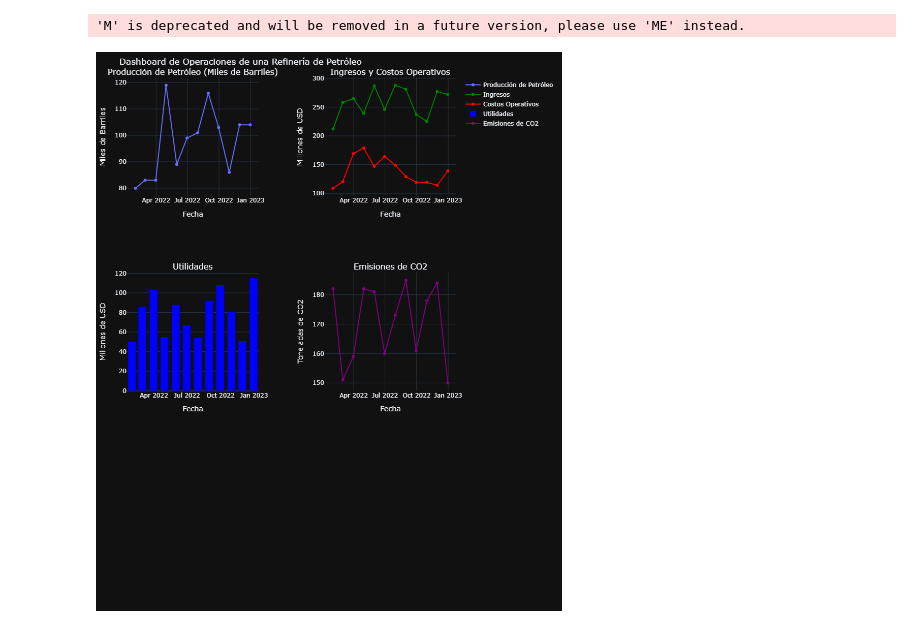
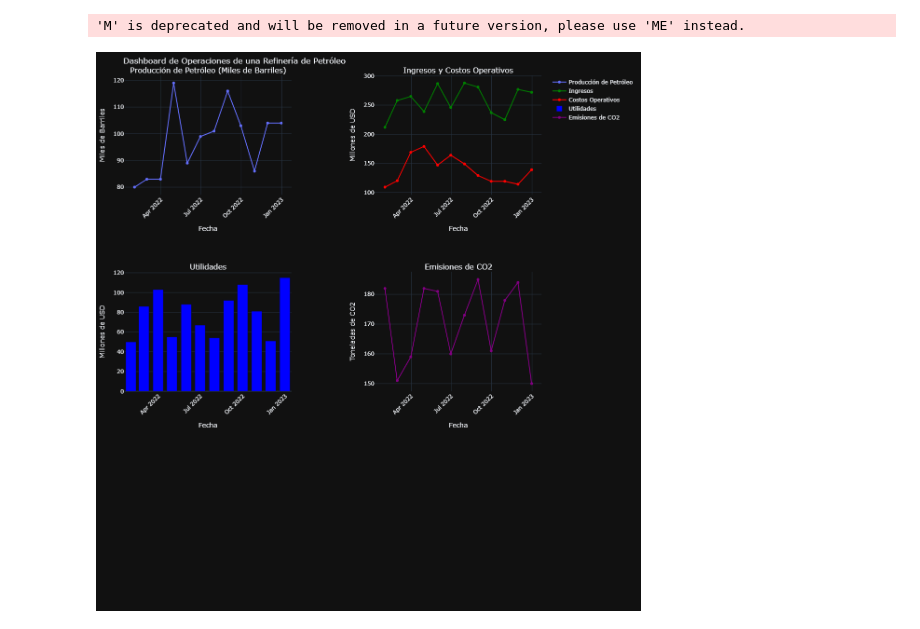
Before and after one commit to leanmasterpymes/Dashboard, a Jupyter notebook: Dashboard.ipynb, the cells around one changed output. Cells and saved outputs as stored; diff of their text form; code cells hidden in the pictures.

```diff
--- a/Dashboard.ipynb
+++ b/Dashboard.ipynb
@@ -1,13 +1,8 @@
 # %%
 import pandas as pd
 import numpy as np
-import cufflinks as cf
 import plotly.subplots as sp
 from plotly import graph_objs as go
-
-# Configuración de Cufflinks para modo offline y de tema
-cf.go_offline()
-cf.set_config_file(theme='pearl', offline=True)
 
 # Generar datos ficticios
 np.random.seed(0)
@@ -32,7 +27,7 @@ fig = sp.make_subplots(
         "Emisiones de CO2"
     ),
     vertical_spacing=0.15,  # Espaciado vertical entre subplots
-    horizontal_spacing=0.20,  # Espaciado horizontal entre subplots
+    horizontal_spacing=0.20  # Espaciado horizontal entre subplots
 )
 
 # Gráfico 1: Producción de petróleo
@@ -42,38 +37,42 @@ fig.add_trace(go.Scatter(x=data.index, y=data["Produccion_petroleo"], mode='line
 # Gráfico 2: Ingresos y Costos Operativos
 fig.add_trace(go.Scatter(x=data.index, y=data["Ingresos"], mode='lines+markers', name="Ingresos", line=dict(color='green')),
               row=1, col=2)
 fig.add_trace(go.Scatter(x=data.index, y=data["Costos_Operacion"], mode='lines+markers', name="Costos Operativos", line=dict(color='red')),
               row=1, col=2)
 
 # Gráfico 3: Utilidades
 fig.add_trace(go.Bar(x=data.index, y=data["Utilidades"], name="Utilidades", marker=dict(color='blue')),
               row=2, col=1)
 
 # Gráfico 4: Emisiones de CO2
 fig.add_trace(go.Scatter(x=data.index, y=data["Emisiones_CO2"], mode='lines+markers', name="Emisiones de CO2", line=dict(color='purple')),
               row=2, col=2)
 
 # Ajustar layout del dashboard
 fig.update_layout(
     title="Dashboard de Operaciones de una Refinería de Petróleo",
-    height=900,  # Aumenta el tamaño para más espacio
-    width=1400,  # Aumenta el ancho para más espacio
+    height=1200,  # Altura total aumentada
+    width=1600,   # Ancho total aumentado
     showlegend=True,
     template="plotly_dark",
-    margin=dict(l=50, r=50, t=50, b=50)  # Márgenes
+    margin=dict(l=50, r=50, t=50, b=50)  # Márgenes ajustados
 )
 
-fig.update_xaxes(title_text="Fecha", row=1, col=1)
+# Ajustar ejes y etiquetas
+fig.update_xaxes(title_text="Fecha", tickangle=-45, row=1, col=1)  # Rotar etiquetas del eje X
 fig.update_yaxes(title_text="Miles de Barriles", row=1, col=1)
-fig.update_xaxes(title_text="Fecha", row=1, col=2)
+
+fig.update_xaxes(title_text="Fecha", tickangle=-45, row=1, col=2)  # Rotar etiquetas del eje X
 fig.update_yaxes(title_text="Millones de USD", row=1, col=2)
-fig.update_xaxes(title_text="Fecha", row=2, col=1)
+
+fig.update_xaxes(title_text="Fecha", tickangle=-45, row=2, col=1)  # Rotar etiquetas del eje X
 fig.update_yaxes(title_text="Millones de USD", row=2, col=1)
-fig.update_xaxes(title_text="Fecha", row=2, col=2)
+
+fig.update_xaxes(title_text="Fecha", tickangle=-45, row=2, col=2)  # Rotar etiquetas del eje X
 fig.update_yaxes(title_text="Toneladas de CO2", row=2, col=2)
 
 # Mostrar el dashboard
 fig.show()
 # %% [output]
 'M' is deprecated and will be removed in a future version, please use 'ME' instead.
-[figure, old version]
+[figure, new version]
```
Also changed, not shown: 1 other file.
